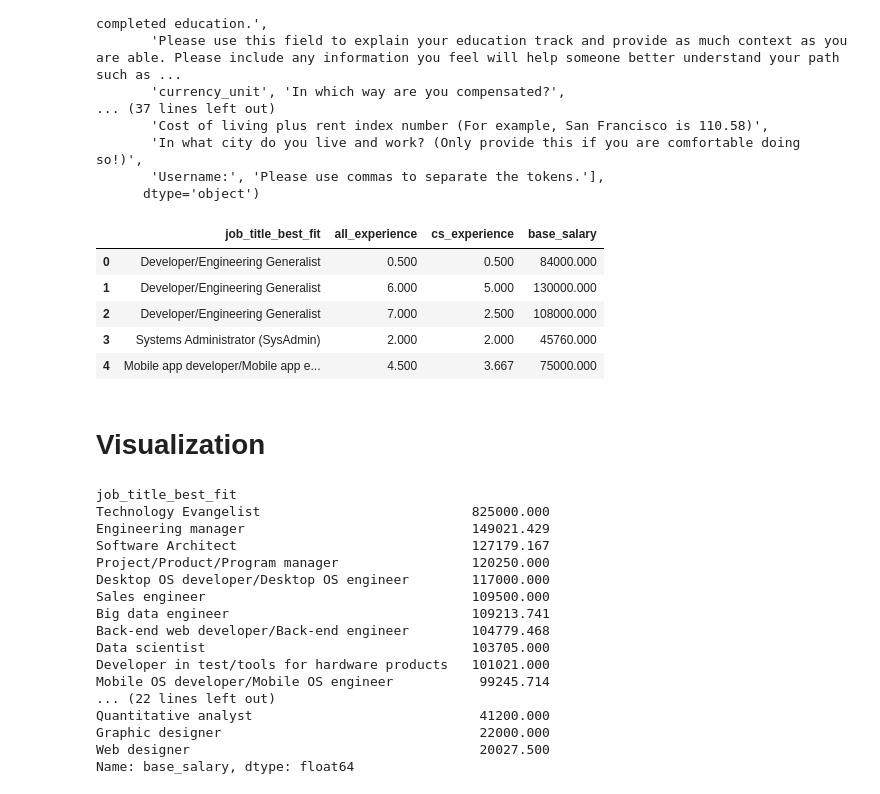
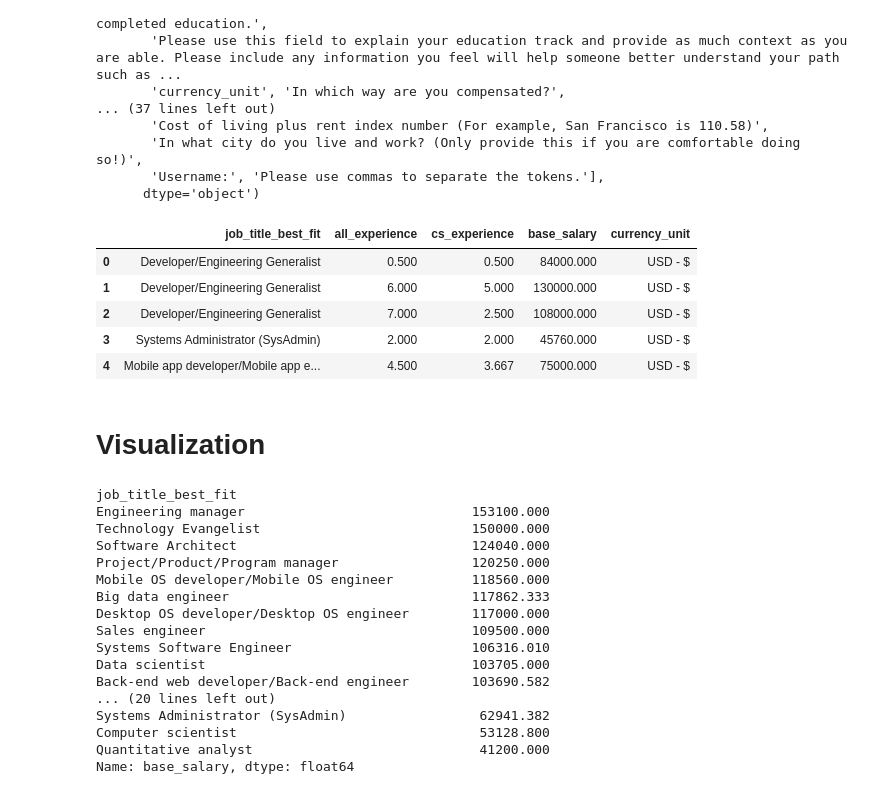
Before and after one commit to mcminnra/notebooks, a Jupyter notebook: data_analysis/cscareersurvey.ipynb, the cells around one changed output. Drawn from its saved outputs; the diff is of its cells as text; code cells hidden in the pictures.

```diff
--- a/data_analysis/cscareersurvey.ipynb
+++ b/data_analysis/cscareersurvey.ipynb
@@ -10,7 +10,7 @@ import matplotlib.pyplot as plt
 # Format floats without scientific notation
 pd.set_option('display.float_format', lambda x: '%.3f' % x)
 
-data = pd.read_csv("data/cscareerquestions.csv")
+data = pd.read_csv("../data/cscareerquestions.csv")
 # %% [markdown]
 # Data Preprocessing
 # %%
@@ -70,43 +70,46 @@ Index(['Timestamp', 'job_type', 'job_title', 'job_title_best_fit', 'remote',
 # grab not null values of hourly pay
 pay_not_null = data.base_hourly_rate[data['base_hourly_rate'].notnull()]
 hours_not_null = data.hours_for_base_hourly_rate[data['hours_for_base_hourly_rate'].notnull()]
 base_hourly = pd.concat([pay_not_null, hours_not_null], join='outer', axis=1)
 
 # Select only full-time
 base_hourly = base_hourly[base_hourly.hours_for_base_hourly_rate >= 35]
 
 # calculate yearly salary
 base_hourly['base_yearly_rate'] = (base_hourly['base_hourly_rate'] * base_hourly['hours_for_base_hourly_rate']) * 52
 
 # grab salaried employees
 salary_not_null = data.gross_annualized_base_pay[data['gross_annualized_base_pay'].notnull()]
 
 # join with hourly employees
 base = pd.concat([base_hourly, salary_not_null], join='outer', axis=1)
 base_salary = base['base_yearly_rate'].fillna(base.gross_annualized_base_pay).to_frame()
 base_salary = base_salary.rename(columns = {'base_yearly_rate':'base_salary'})
 
-# add best fit job titles and experience to salary
-base_salary = pd.concat([data.job_title_best_fit, data.all_experience, data.cs_experience, base_salary], join='inner', axis=1)
+# add best fit job titles, experience, and denomination to salary
+base_salary = pd.concat([data.job_title_best_fit, data.all_experience, data.cs_experience, base_salary, data.currency_unit], join='inner', axis=1)
 
 # Convert '4yr 6mo' type string to int
 base_salary.all_experience = base_salary.all_experience.str.split(" ").str.get(0).str.extract('(\d+)', expand=False).astype(int) + (base_salary.all_experience.str.split(" ").str.get(1).str.extract('(\d+)', expand=False)).astype(int) / 12
 base_salary.cs_experience = base_salary.cs_experience.str.split(" ").str.get(0).str.extract('(\d+)', expand=False).astype(int) + (base_salary.cs_experience.str.split(" ").str.get(1).str.extract('(\d+)', expand=False)).astype(int) / 12
 
+# Remove Salaries not in 'USD - $'
+base_salary = base_salary[base_salary.currency_unit == 'USD - $']
+
 # Remove Outliers (keep salaries between -3sigma and +3 sigma, assumes normal)
 base_salary = base_salary[np.abs(base_salary.base_salary-base_salary.base_salary.mean())<=(3*base_salary.base_salary.std())]
 
-# remove salaries above 2 million because they are shifting data in unrealistic ways
-base_salary = base_salary[base_salary.base_salary <= 2000000]
+# remove salaries above 1 million and below 15,600 (minimum wage in USA) because they are shifting data in unrealistic ways
+base_salary = base_salary[(base_salary.base_salary <= 1000000) & (base_salary.base_salary >= 15600)]
 
 base_salary.head()
 # %% [output]
-|  | job_title_best_fit | all_experience | cs_experience | base_salary |
-| 0 | Developer/Engineering Generalist | 0.500 | 0.500 | 84000.000 |
-| 1 | Developer/Engineering Generalist | 6.000 | 5.000 | 130000.000 |
-| 2 | Developer/Engineering Generalist | 7.000 | 2.500 | 108000.000 |
-| 3 | Systems Administrator (SysAdmin) | 2.000 | 2.000 | 45760.000 |
-| 4 | Mobile app developer/Mobile app e... | 4.500 | 3.667 | 75000.000 |
+|  | job_title_best_fit | all_experience | cs_experience | base_salary | currency_unit |
+| 0 | Developer/Engineering Generalist | 0.500 | 0.500 | 84000.000 | USD - $ |
+| 1 | Developer/Engineering Generalist | 6.000 | 5.000 | 130000.000 | USD - $ |
+| 2 | Developer/Engineering Generalist | 7.000 | 2.500 | 108000.000 | USD - $ |
+| 3 | Systems Administrator (SysAdmin) | 2.000 | 2.000 | 45760.000 | USD - $ |
+| 4 | Mobile app developer/Mobile app e... | 4.500 | 3.667 | 75000.000 | USD - $ |
 # %% [markdown]
 # Visualization
 # %%
@@ -115,21 +118,21 @@ base_salary.head()
 base_salary.groupby(['job_title_best_fit'])['base_salary'].mean().sort_values(ascending=False)
 # %% [output]
 job_title_best_fit
-Technology Evangelist                           825000.000
-Engineering manager                             149021.429
-Software Architect                              127179.167
+Engineering manager                             153100.000
+Technology Evangelist                           150000.000
+Software Architect                              124040.000
 Project/Product/Program manager                 120250.000
+Mobile OS developer/Mobile OS engineer          118560.000
+Big data engineer                               117862.333
 Desktop OS developer/Desktop OS engineer        117000.000
 Sales engineer                                  109500.000
-Big data engineer                               109213.741
-Back-end web developer/Back-end engineer        104779.468
+Systems Software Engineer                       106316.010
 Data scientist                                  103705.000
-Developer in test/tools for hardware products   101021.000
-Mobile OS developer/Mobile OS engineer           99245.714
-... (22 lines left out)
+Back-end web developer/Back-end engineer        103690.582
+... (20 lines left out)
+Systems Administrator (SysAdmin)                 62941.382
+Computer scientist                               53128.800
 Quantitative analyst                             41200.000
-Graphic designer                                 22000.000
-Web designer                                     20027.500
 Name: base_salary, dtype: float64
 # %%
 fig, ax = plt.subplots()
```
Also changed, not shown: parts of 1 cell of this notebook, 1 other file.
